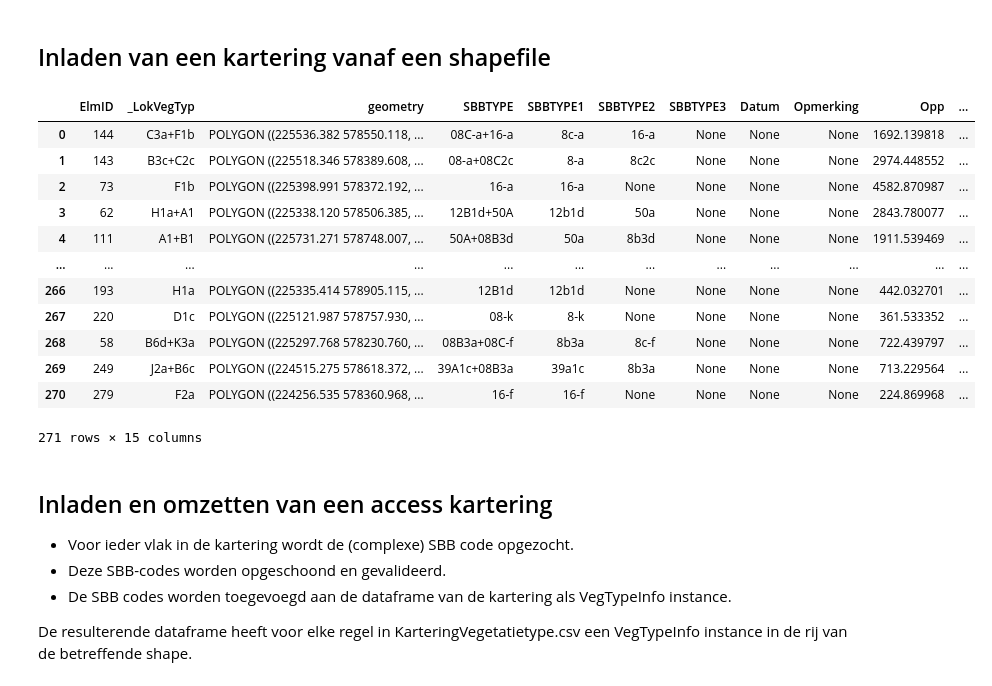
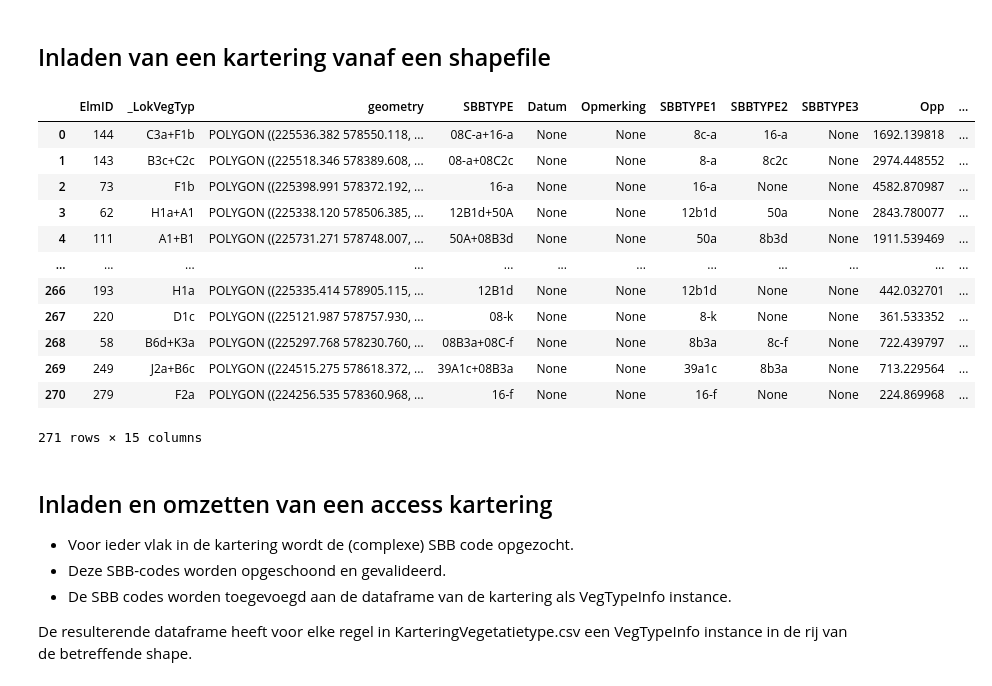
Before and after one commit to Spheer-ai/veg2hab, a Jupyter notebook: notebooks/functionality_test.ipynb, the cells around one changed output. Saved outputs shown, nothing was run; the diff lists cells and outputs as text; code cells hidden in the pictures.

```diff
--- a/notebooks/functionality_test.ipynb
+++ b/notebooks/functionality_test.ipynb
@@ -82,20 +82,20 @@ fgr.gdf.head(3)
 ## Inladen van een kartering vanaf een shapefile
 # %%
 shp_path = Path("../testing/vegetatiekarteringen/GR/SGL Hunzedal en Leekstermeer2021/2021 Vegetatiekartering Leekstermeer2021/GIS bestanden Onlanden 2021/Vegetatiekartering_Leekstermeer2021.shp")
-Kartering.from_shapefile(shp_path, vegtype_col_format="single", sbb_of_vvn="sbb", ElmID_col="elmid", SBB_col="SBBTYPE", split_char="+", lok_vegtypen_col="Vegtype").gdf
+Kartering.from_shapefile(shp_path, vegtype_col_format="single", sbb_of_vvn="SBB", ElmID_col="elmid", SBB_col=["SBBTYPE"], VvN_col=[], split_char="+", lok_vegtypen_col=["Vegtype"]).gdf
 # %% [output]
-|  | ElmID | _LokVegTyp | geometry | SBBTYPE | SBBTYPE1 | SBBTYPE2 | SBBTYPE3 | Datum | Opmerking | Opp | ... |
-| 0 | 144 | C3a+F1b | POLYGON ((225536.382 578550.118, ... | 08C-a+16-a | 8c-a | 16-a | None | None | None | 1692.139818 | ... |
-| 1 | 143 | B3c+C2c | POLYGON ((225518.346 578389.608, ... | 08-a+08C2c | 8-a | 8c2c | None | None | None | 2974.448552 | ... |
-| 2 | 73 | F1b | POLYGON ((225398.991 578372.192, ... | 16-a | 16-a | None | None | None | None | 4582.870987 | ... |
-| 3 | 62 | H1a+A1 | POLYGON ((225338.120 578506.385, ... | 12B1d+50A | 12b1d | 50a | None | None | None | 2843.780077 | ... |
-| 4 | 111 | A1+B1 | POLYGON ((225731.271 578748.007, ... | 50A+08B3d | 50a | 8b3d | None | None | None | 1911.539469 | ... |
+|  | ElmID | _LokVegTyp | geometry | SBBTYPE | Datum | Opmerking | SBBTYPE1 | SBBTYPE2 | SBBTYPE3 | Opp | ... |
+| 0 | 144 | C3a+F1b | POLYGON ((225536.382 578550.118, ... | 08C-a+16-a | None | None | 8c-a | 16-a | None | 1692.139818 | ... |
+| 1 | 143 | B3c+C2c | POLYGON ((225518.346 578389.608, ... | 08-a+08C2c | None | None | 8-a | 8c2c | None | 2974.448552 | ... |
+| 2 | 73 | F1b | POLYGON ((225398.991 578372.192, ... | 16-a | None | None | 16-a | None | None | 4582.870987 | ... |
+| 3 | 62 | H1a+A1 | POLYGON ((225338.120 578506.385, ... | 12B1d+50A | None | None | 12b1d | 50a | None | 2843.780077 | ... |
+| 4 | 111 | A1+B1 | POLYGON ((225731.271 578748.007, ... | 50A+08B3d | None | None | 50a | 8b3d | None | 1911.539469 | ... |
 | ... | ... | ... | ... | ... | ... | ... | ... | ... | ... | ... | ... |
-| 266 | 193 | H1a | POLYGON ((225335.414 578905.115, ... | 12B1d | 12b1d | None | None | None | None | 442.032701 | ... |
-| 267 | 220 | D1c | POLYGON ((225121.987 578757.930, ... | 08-k | 8-k | None | None | None | None | 361.533352 | ... |
-| 268 | 58 | B6d+K3a | POLYGON ((225297.768 578230.760, ... | 08B3a+08C-f | 8b3a | 8c-f | None | None | None | 722.439797 | ... |
-| 269 | 249 | J2a+B6c | POLYGON ((224515.275 578618.372, ... | 39A1c+08B3a | 39a1c | 8b3a | None | None | None | 713.229564 | ... |
-| 270 | 279 | F2a | POLYGON ((224256.535 578360.968, ... | 16-f | 16-f | None | None | None | None | 224.869968 | ... |
+| 266 | 193 | H1a | POLYGON ((225335.414 578905.115, ... | 12B1d | None | None | 12b1d | None | None | 442.032701 | ... |
+| 267 | 220 | D1c | POLYGON ((225121.987 578757.930, ... | 08-k | None | None | 8-k | None | None | 361.533352 | ... |
+| 268 | 58 | B6d+K3a | POLYGON ((225297.768 578230.760, ... | 08B3a+08C-f | None | None | 8b3a | 8c-f | None | 722.439797 | ... |
+| 269 | 249 | J2a+B6c | POLYGON ((224515.275 578618.372, ... | 39A1c+08B3a | None | None | 39a1c | 8b3a | None | 713.229564 | ... |
+| 270 | 279 | F2a | POLYGON ((224256.535 578360.968, ... | 16-f | None | None | 16-f | None | None | 224.869968 | ... |
 271 rows × 15 columns
 # %% [markdown]
 ## Inladen en omzetten van een access kartering
```
Also changed, not shown: parts of 1 cell of this notebook, 1 other file.
